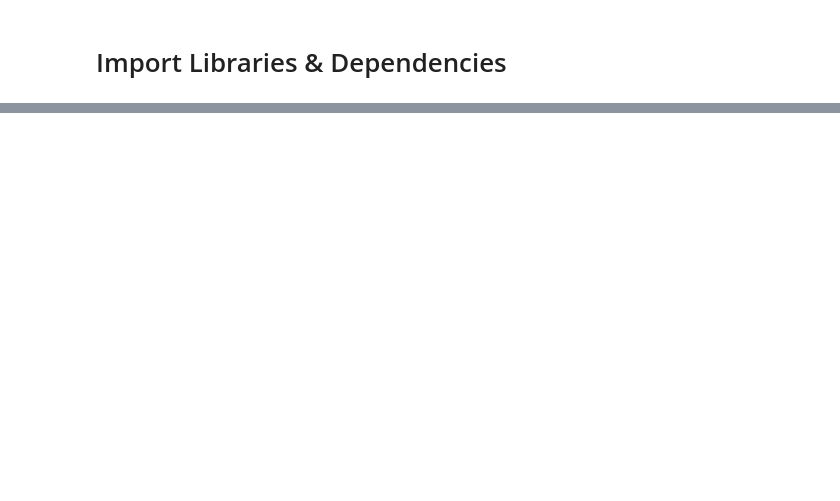
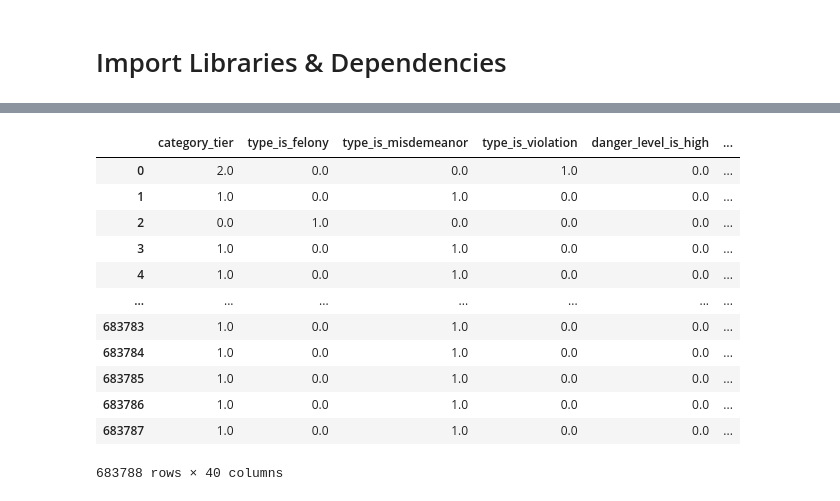
Before and after one commit to shadeetabasi/NYC-Challenge-Final, a Jupyter notebook: Resources/machine-learning/decision_trees.ipynb, the cells around one changed output, grey strips where cells are left out. Cells and saved outputs as stored; diff of their text form; code cells hidden in the pictures; blank space fills up the shorter version.

```diff
--- a/Resources/machine-learning/decision_trees.ipynb
+++ b/Resources/machine-learning/decision_trees.ipynb
@@ -53,0 +100,33 @@ trees_newdf.sample()
+# %%
+from sklearn.impute import SimpleImputer
+import numpy as np
+
+headings = merged_df.columns.values.tolist()
+
+headings
+
+imp=SimpleImputer(missing_values= np.nan,strategy='most_frequent')
+imp.fit(merged_df)
+new_train_data=pd.DataFrame(imp.fit_transform(merged_df))
+
+X = new_train_data
+
+X.columns=headings
+
+# X.to_csv("/Users/bxprd/Data Analytics Bootcamp/Git_Repos/NYC-Challenge-Final/python_files/output/merged_data.csv", index=False)
+
+X
+# %% [output]
+|  | category_tier | type_is_felony | type_is_misdemeanor | type_is_violation | danger_level_is_high | ... |
+| 0 | 2.0 | 0.0 | 0.0 | 1.0 | 0.0 | ... |
+| 1 | 1.0 | 0.0 | 1.0 | 0.0 | 0.0 | ... |
+| 2 | 0.0 | 1.0 | 0.0 | 0.0 | 0.0 | ... |
+| 3 | 1.0 | 0.0 | 1.0 | 0.0 | 0.0 | ... |
+| 4 | 1.0 | 0.0 | 1.0 | 0.0 | 0.0 | ... |
+| ... | ... | ... | ... | ... | ... | ... |
+| 683783 | 1.0 | 0.0 | 1.0 | 0.0 | 0.0 | ... |
+| 683784 | 1.0 | 0.0 | 1.0 | 0.0 | 0.0 | ... |
+| 683785 | 1.0 | 0.0 | 1.0 | 0.0 | 0.0 | ... |
+| 683786 | 1.0 | 0.0 | 1.0 | 0.0 | 0.0 | ... |
+| 683787 | 1.0 | 0.0 | 1.0 | 0.0 | 0.0 | ... |
+683788 rows × 40 columns
```
Also changed, not shown: parts of 17 cells of this notebook, 10 other files.
